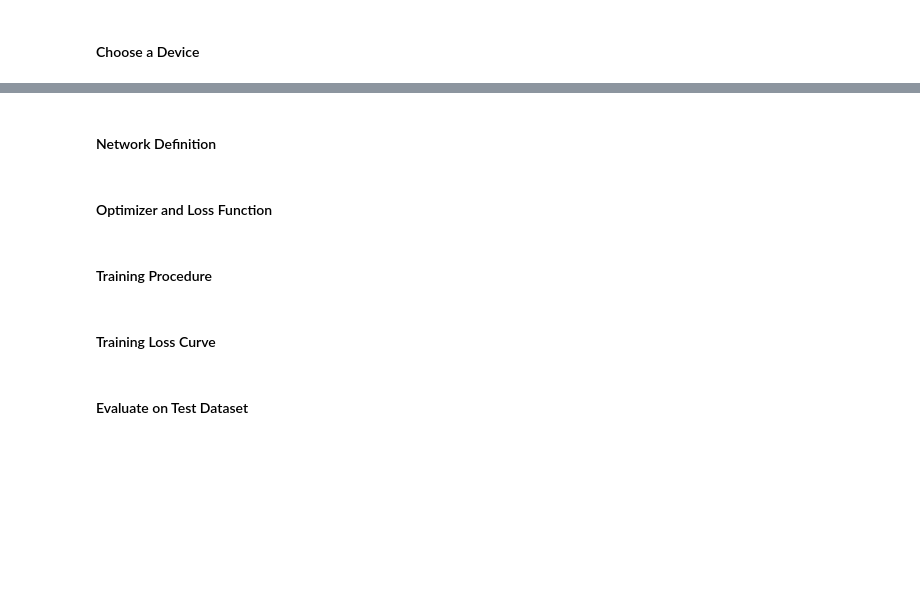
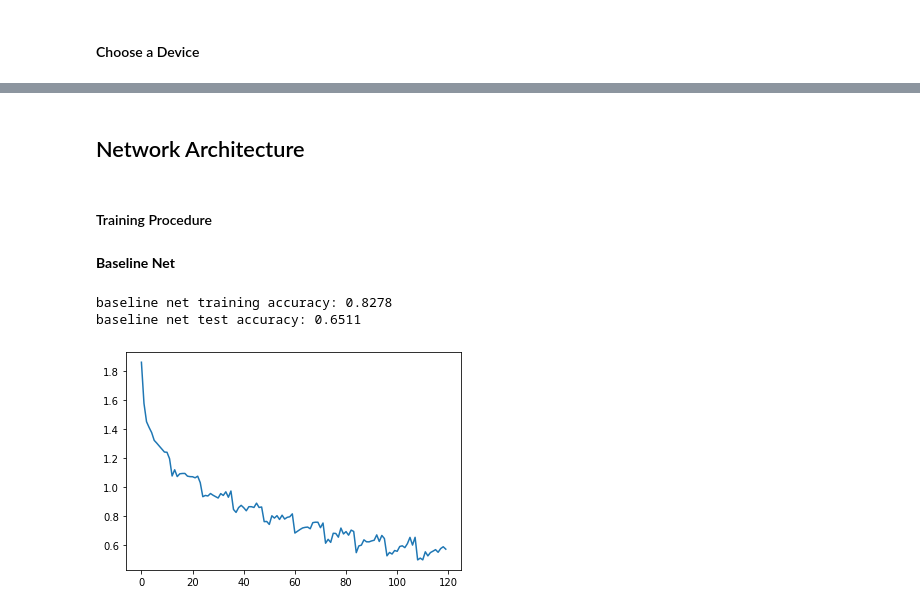
Before and after one commit to a1ho/cifar10-cnn, a Jupyter notebook: final_project.ipynb, the cells around one changed output, grey strips where cells are left out. Drawn from its saved outputs; the diff is of its cells as text; code cells hidden in the pictures; blank space fills up the shorter version.

Commit message:
training notebook

```diff
--- a/final_project.ipynb
+++ b/final_project.ipynb
@@ -52,2 +62,2 @@ print(device)
 # %% [markdown]
-#### Network Definition
+## Network Architecture
@@ -76,2 +63,0 @@ net.to(device)  # Move the network parameters to the specified device.
-# %% [markdown]
-#### Optimizer and Loss Function
@@ -83,41 +140,2 @@ opt = optim.SGD(net.parameters(), lr=0.001, momentum=0.9)
 # %% [markdown]
 #### Training Procedure
-# %%
-avg_losses = []   # Avg. losses.
-epochs = 10       # Total epochs.
-print_freq = 100  # Print frequency.
-
-for epoch in range(epochs):  # Loop over the dataset multiple times.
-    running_loss = 0.0       # Initialize running loss.
-    for i, data in enumerate(trainloader, 0):
-        # Get the inputs.
-        inputs, labels = data
-
-        # Move the inputs to the specified device.
-        inputs, labels = inputs.to(device), labels.to(device)
-
-        # Zero the parameter gradients.
-        opt.zero_grad()
-
-        # Forward step.
-        outputs = net(inputs)
-        loss = loss_func(outputs, labels)
-
-        # Backward step.
-        loss.backward()
-
-        # Optimization step (update the parameters).
-        opt.step()
-
-        # Print statistics.
-        running_loss += loss.item()
-        if i % print_freq == print_freq - 1: # Print every several mini-batches.
-            avg_loss = running_loss / print_freq
-            print('[epoch: {}, i: {:5d}] avg mini-batch loss: {:.3f}'.format(
-                epoch, i, avg_loss))
-            avg_losses.append(avg_loss)
-            running_loss = 0.0
-
-print('Finished Training.')
-# %% [markdown]
-#### Training Loss Curve
@@ -129,2 +141,0 @@ plt.show()
-# %% [markdown]
-#### Evaluate on Test Dataset
@@ -130,0 +197,14 @@ plt.show()
+# %% [markdown]
+**Baseline Net**
+# %%
+base_net = Base_Net()
+base_net.to(device)
+base_losses, base_train_score = train(base_net)
+base_test_score = test_acc(base_net)
+plt.plot(range(len(base_losses)), base_losses)
+print(f'baseline net training accuracy: {base_train_score}')
+print(f'baseline net test accuracy: {base_test_score}')
+# %% [output]
+baseline net training accuracy: 0.8278
+baseline net test accuracy: 0.6511
+[figure, added]
```
Also changed, not shown: parts of 31 cells of this notebook, 1 other file.
